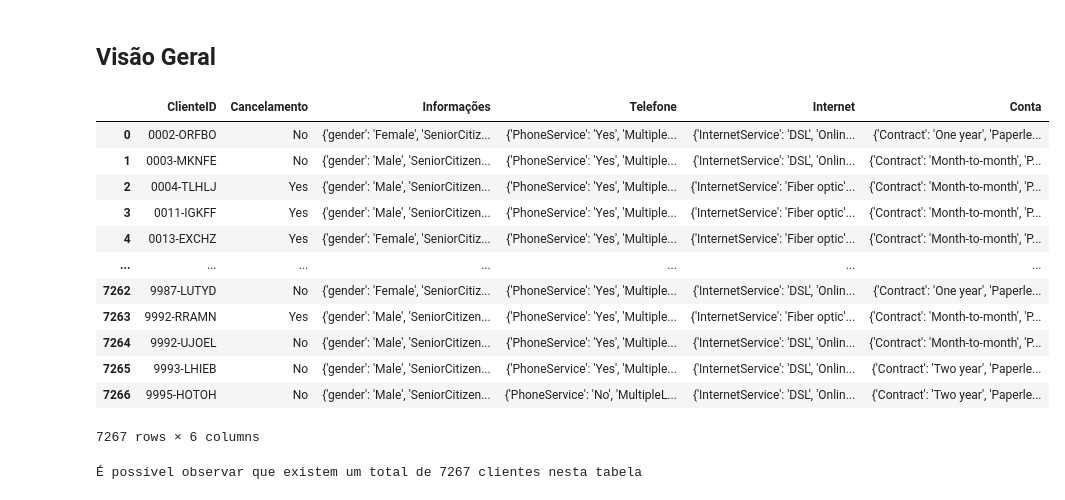
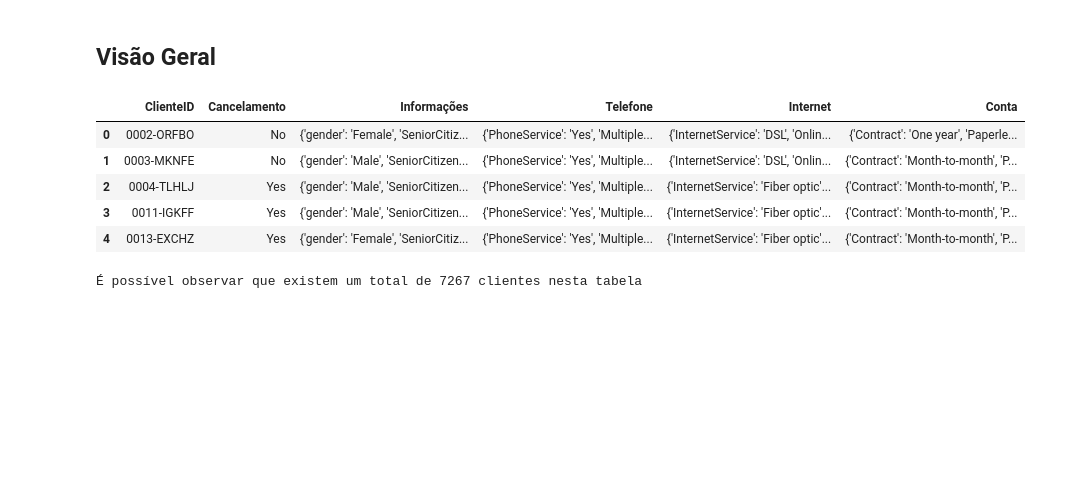
Before and after one commit to devayache/Churn_Rate_Alura_Voz, a Jupyter notebook: Challenges_Semana_1.ipynb, the cells around one changed output. Saved outputs shown, nothing was run; the diff lists cells and outputs as text; code cells hidden in the pictures; blank space fills up the shorter version.

```diff
--- a/Challenges_Semana_1.ipynb
+++ b/Challenges_Semana_1.ipynb
@@ -17,22 +17,15 @@ pd.set_option('display.max_colwidth', None)
 # %%
 # Abir o aquivo (formato: Jason)
 clientes = pd.read_json('https://raw.githubusercontent.com/sthemonica/alura-voz/main/Dados/Telco-Customer-Churn.json')
 clientes.columns = ['ClienteID', 'Cancelamento', 'Informações', 'Telefone', 'Internet', 'Conta']
-clientes
+clientes.head()
 # %% [output]
 |  | ClienteID | Cancelamento | Informações | Telefone | Internet | Conta |
 | 0 | 0002-ORFBO | No | {'gender': 'Female', 'SeniorCitiz... | {'PhoneService': 'Yes', 'Multiple... | {'InternetService': 'DSL', 'Onlin... | {'Contract': 'One year', 'Paperle... |
 | 1 | 0003-MKNFE | No | {'gender': 'Male', 'SeniorCitizen... | {'PhoneService': 'Yes', 'Multiple... | {'InternetService': 'DSL', 'Onlin... | {'Contract': 'Month-to-month', 'P... |
 | 2 | 0004-TLHLJ | Yes | {'gender': 'Male', 'SeniorCitizen... | {'PhoneService': 'Yes', 'Multiple... | {'InternetService': 'Fiber optic'... | {'Contract': 'Month-to-month', 'P... |
 | 3 | 0011-IGKFF | Yes | {'gender': 'Male', 'SeniorCitizen... | {'PhoneService': 'Yes', 'Multiple... | {'InternetService': 'Fiber optic'... | {'Contract': 'Month-to-month', 'P... |
 | 4 | 0013-EXCHZ | Yes | {'gender': 'Female', 'SeniorCitiz... | {'PhoneService': 'Yes', 'Multiple... | {'InternetService': 'Fiber optic'... | {'Contract': 'Month-to-month', 'P... |
-| ... | ... | ... | ... | ... | ... | ... |
-| 7262 | 9987-LUTYD | No | {'gender': 'Female', 'SeniorCitiz... | {'PhoneService': 'Yes', 'Multiple... | {'InternetService': 'DSL', 'Onlin... | {'Contract': 'One year', 'Paperle... |
-| 7263 | 9992-RRAMN | Yes | {'gender': 'Male', 'SeniorCitizen... | {'PhoneService': 'Yes', 'Multiple... | {'InternetService': 'Fiber optic'... | {'Contract': 'Month-to-month', 'P... |
-| 7264 | 9992-UJOEL | No | {'gender': 'Male', 'SeniorCitizen... | {'PhoneService': 'Yes', 'Multiple... | {'InternetService': 'DSL', 'Onlin... | {'Contract': 'Month-to-month', 'P... |
-| 7265 | 9993-LHIEB | No | {'gender': 'Male', 'SeniorCitizen... | {'PhoneService': 'Yes', 'Multiple... | {'InternetService': 'DSL', 'Onlin... | {'Contract': 'Two year', 'Paperle... |
-| 7266 | 9995-HOTOH | No | {'gender': 'Male', 'SeniorCitizen... | {'PhoneService': 'No', 'MultipleL... | {'InternetService': 'DSL', 'Onlin... | {'Contract': 'Two year', 'Paperle... |
-7267 rows × 6 columns
 # %%
 print(f'É possível observar que existem um total de {clientes.shape[0]} clientes nesta tabela')
 # %% [output]
```
Also changed, not shown: parts of 1 cell of this notebook.
